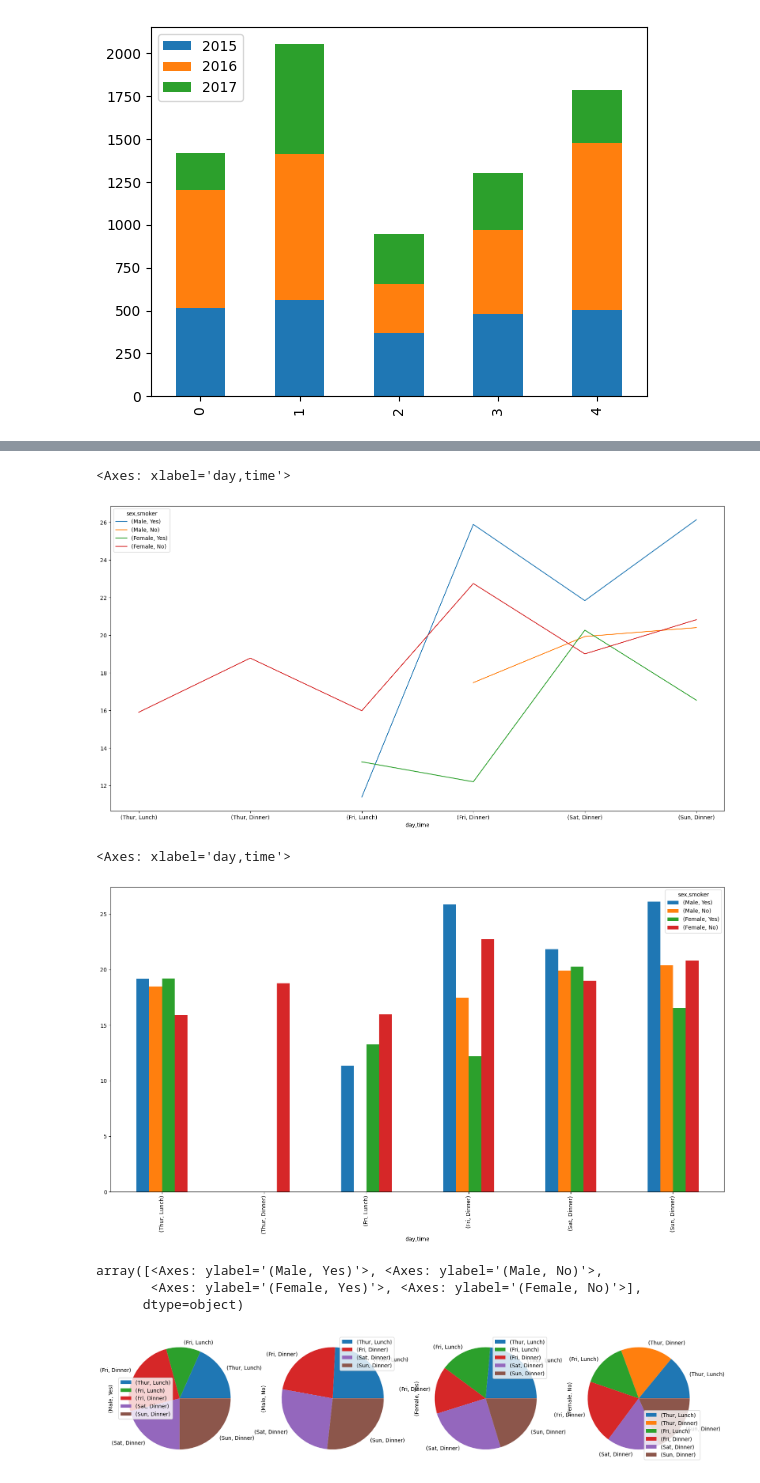
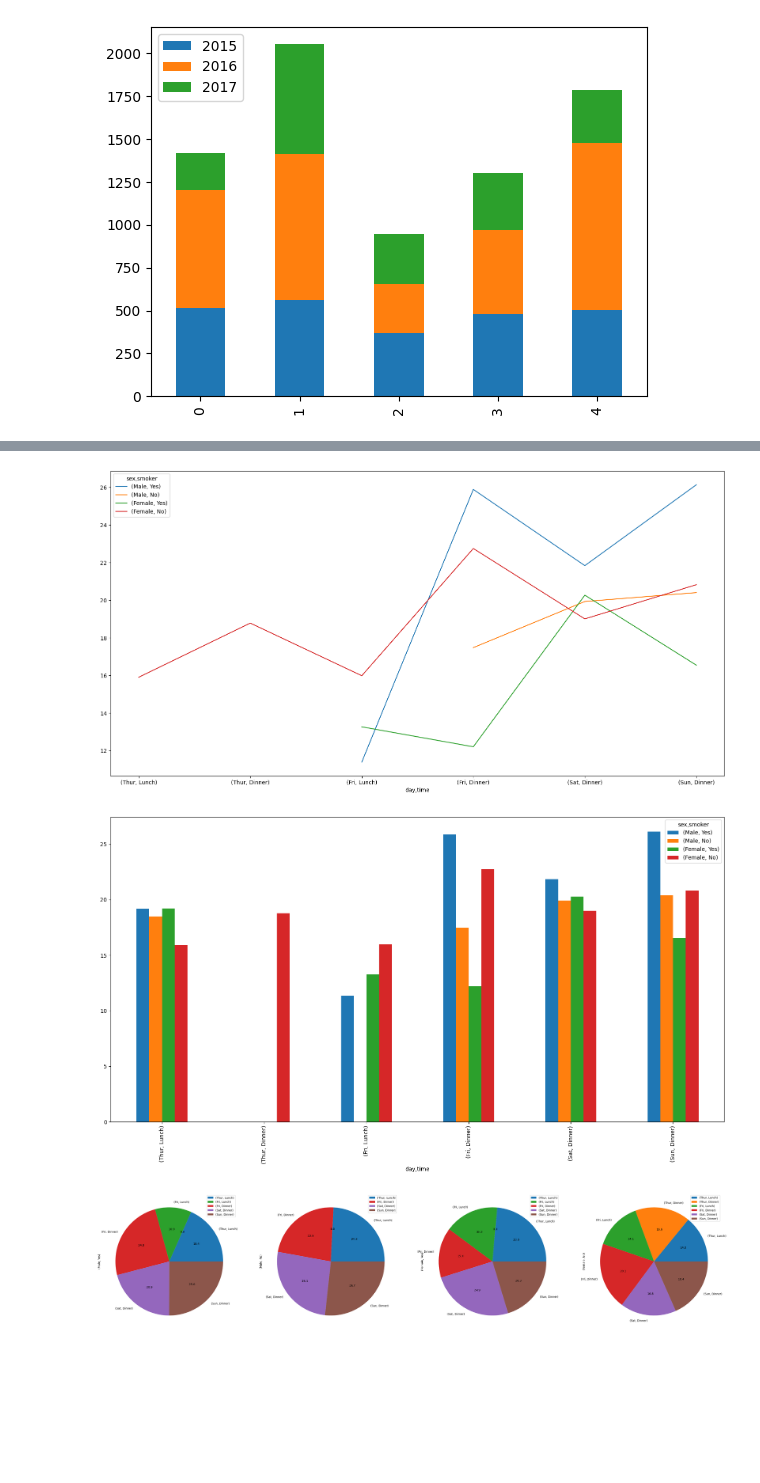
Before and after one commit to partho-majumdar/CampusX_Matplotlib, a Jupyter notebook: Advanced/advance.ipynb, the cells around one changed output, grey strips where cells are left out. Saved outputs shown, nothing was run; the diff lists cells and outputs as text; code cells hidden in the pictures; blank space fills up the shorter version.

```diff
--- a/Advanced/advance.ipynb
+++ b/Advanced/advance.ipynb
@@ -454,23 +451,21 @@ array([<Axes: >, <Axes: >, <Axes: >], dtype=object)
 # %%
 # line plot on multi-index dataframe
 
-tips.pivot_table(index = ['day', 'time'], columns = ['sex', 'smoker'], values = 'total_bill', aggfunc = 'mean').plot(kind = 'line', figsize = (20, 10))
+tips.pivot_table(index = ['day', 'time'], columns = ['sex', 'smoker'], values = 'total_bill', aggfunc = 'mean', observed = True).plot(kind = 'line', figsize = (20, 10))
+plt.show()
 # %% [output]
-<Axes: xlabel='day,time'>
 [figure]
 # %%
 # bar plot on multi-index dataframe
 
-tips.pivot_table(index = ['day', 'time'], columns = ['sex', 'smoker'], values = 'total_bill', aggfunc = 'mean').plot(kind = 'bar', figsize = (20, 10))
+tips.pivot_table(index = ['day', 'time'], columns = ['sex', 'smoker'], values = 'total_bill', aggfunc = 'mean', observed = True).plot(kind = 'bar', figsize = (20, 10))
+plt.show()
 # %% [output]
-<Axes: xlabel='day,time'>
 [figure]
 # %%
 # pie chart on multi-index dataframe
 
-tips.pivot_table(index = ['day', 'time'], columns = ['sex', 'smoker'], values = 'total_bill', aggfunc = 'mean').plot(kind = 'pie', subplots = True, figsize = (20, 10))
+tips.pivot_table(index = ['day', 'time'], columns = ['sex', 'smoker'], values = 'total_bill', aggfunc = 'mean', observed = True).plot(kind = 'pie', subplots = True, figsize = (40, 10), autopct = '%0.1f')
+plt.show()
 # %% [output]
-array([<Axes: ylabel='(Male, Yes)'>, <Axes: ylabel='(Male, No)'>,
-       <Axes: ylabel='(Female, Yes)'>, <Axes: ylabel='(Female, No)'>],
-      dtype=object)
-[figure, old version]
+[figure, new version]
```
Also changed, not shown: parts of 23 cells of this notebook, 1 other file.
